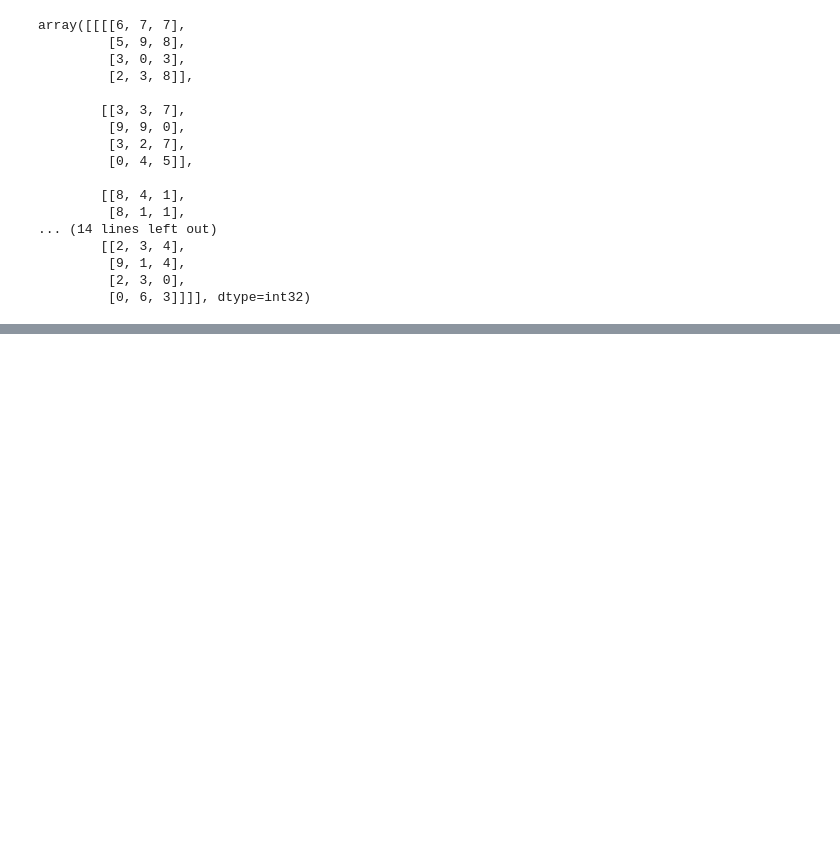
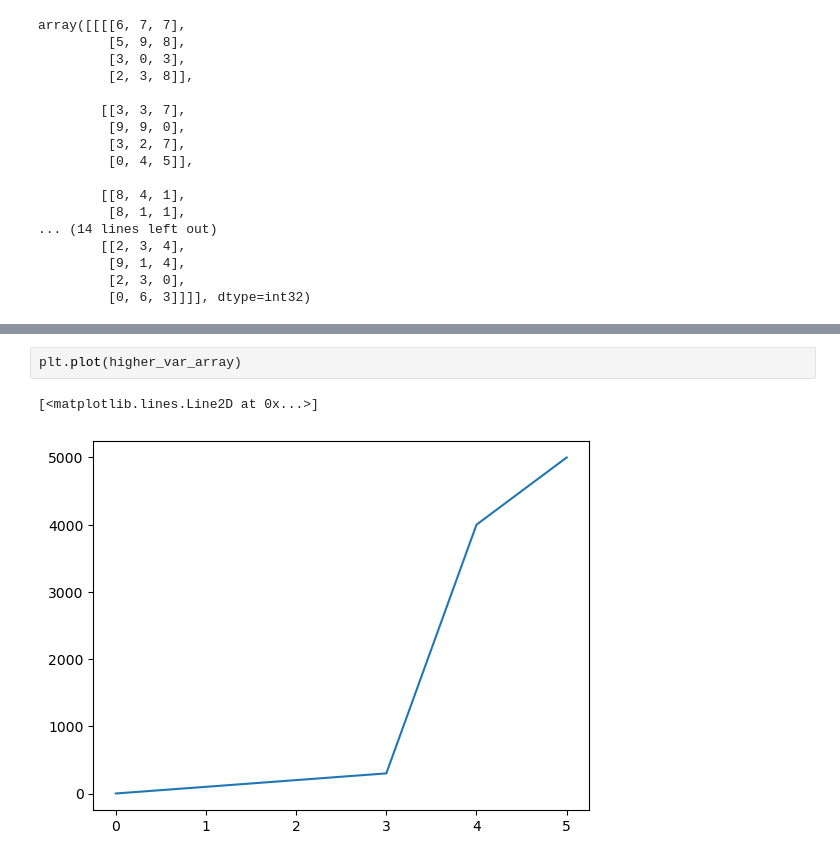
Before and after one commit to thesubodh1/Machine-Learning, a Jupyter notebook: Numpy.ipynb, the cells around one changed output, grey strips where cells are left out. Cells and saved outputs as stored; diff of their text form; blank space fills up the shorter version.

```diff
--- a/Numpy.ipynb
+++ b/Numpy.ipynb
@@ -287,0 +547,5 @@ array([[[[6, 7, 7],
+# %%
+plt.plot(higher_var_array)
+# %% [output]
+[<matplotlib.lines.Line2D at 0x...>]
+[figure, added]
```
Also changed, not shown: parts of 133 cells of this notebook.
